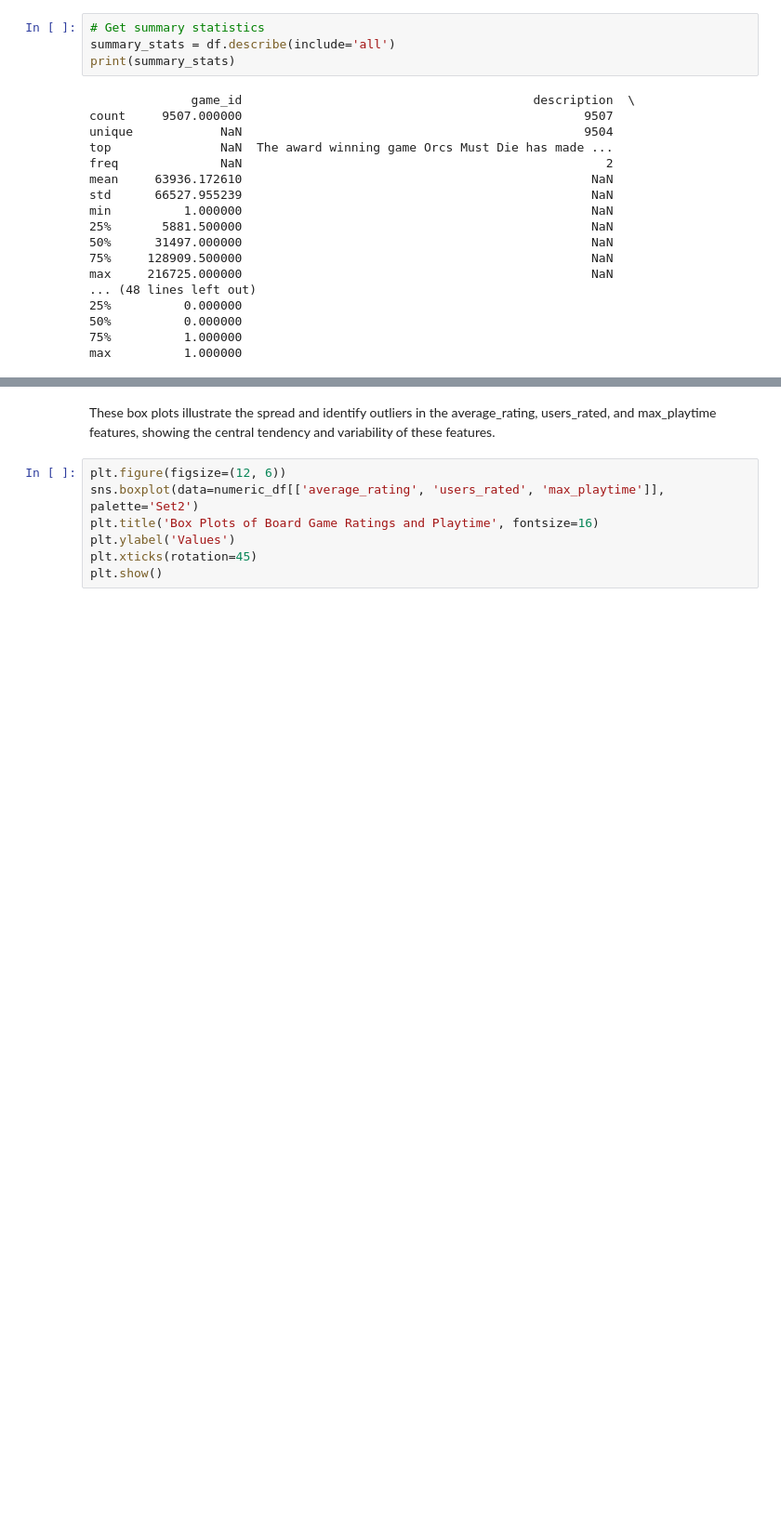
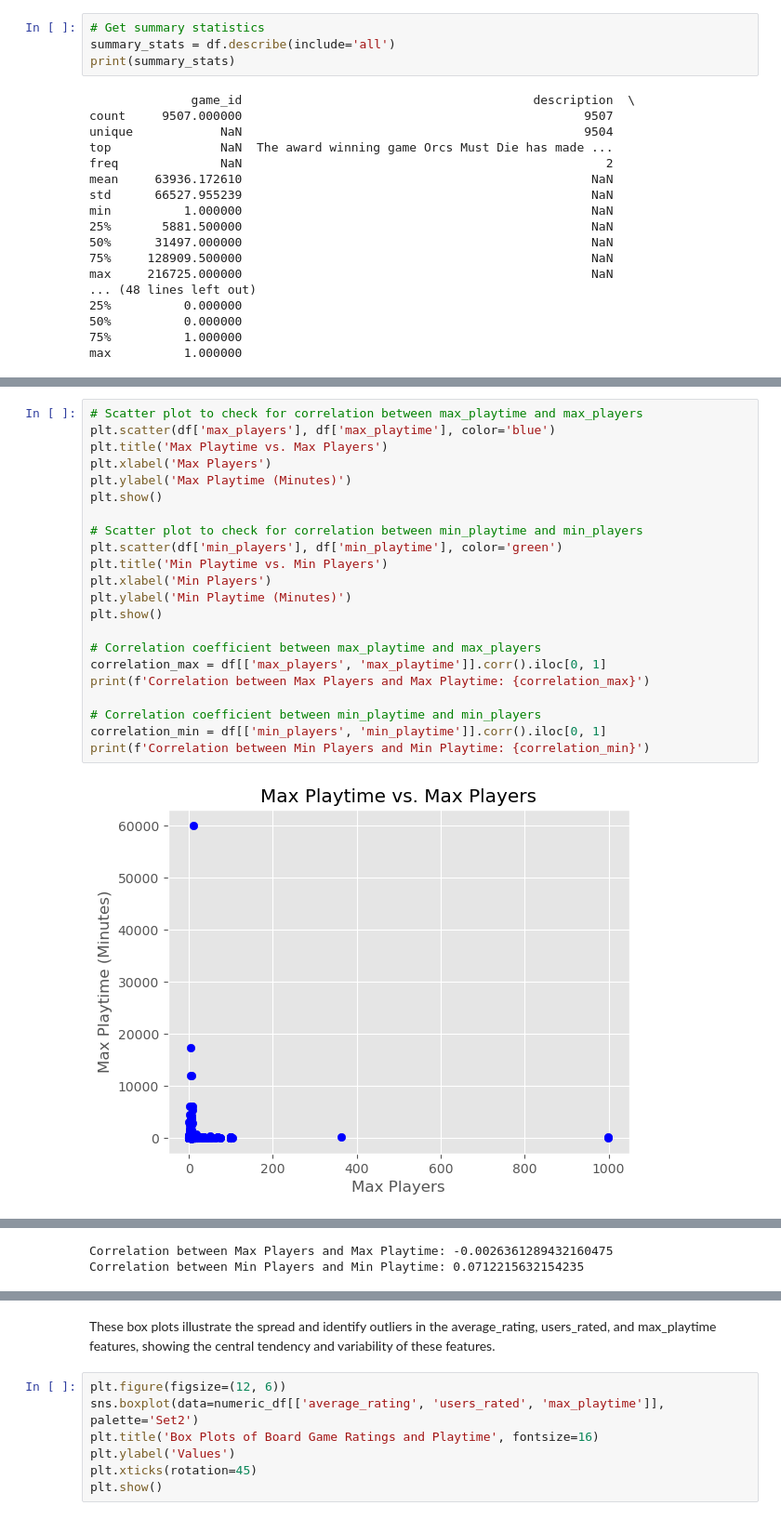
Before and after one commit to GeorgehStalker/project_4group_6, a Jupyter notebook: notebooks/EDA.ipynb, the cells around one changed output, grey strips where cells are left out. Shown: that part at 93% size. Saved outputs shown, nothing was run; the diff lists cells and outputs as text; blank space fills up the shorter version.

```diff
--- a/notebooks/EDA.ipynb
+++ b/notebooks/EDA.ipynb
@@ -30,0 +49,24 @@ max          1.000000
+# %%
+# Scatter plot to check for correlation between max_playtime and max_players
+plt.scatter(df['max_players'], df['max_playtime'], color='blue')
+plt.title('Max Playtime vs. Max Players')
+plt.xlabel('Max Players')
+plt.ylabel('Max Playtime (Minutes)')
+plt.show()
+
+# Scatter plot to check for correlation between min_playtime and min_players
+plt.scatter(df['min_players'], df['min_playtime'], color='green')
+plt.title('Min Playtime vs. Min Players')
+plt.xlabel('Min Players')
+plt.ylabel('Min Playtime (Minutes)')
+plt.show()
+
+# Correlation coefficient between max_playtime and max_players
+correlation_max = df[['max_players', 'max_playtime']].corr().iloc[0, 1]
+print(f'Correlation between Max Players and Max Playtime: {correlation_max}')
+
+# Correlation coefficient between min_playtime and min_players
+correlation_min = df[['min_players', 'min_playtime']].corr().iloc[0, 1]
+print(f'Correlation between Min Players and Min Playtime: {correlation_min}')
+# %% [output]
+[figure, added]
@@ -30,0 +74,2 @@ max          1.000000
+Correlation between Max Players and Max Playtime: -0.0026361289432160475
+Correlation between Min Players and Min Playtime: 0.0712215632154235
```
Also changed, not shown: parts of 12 cells of this notebook, 15 other files.
